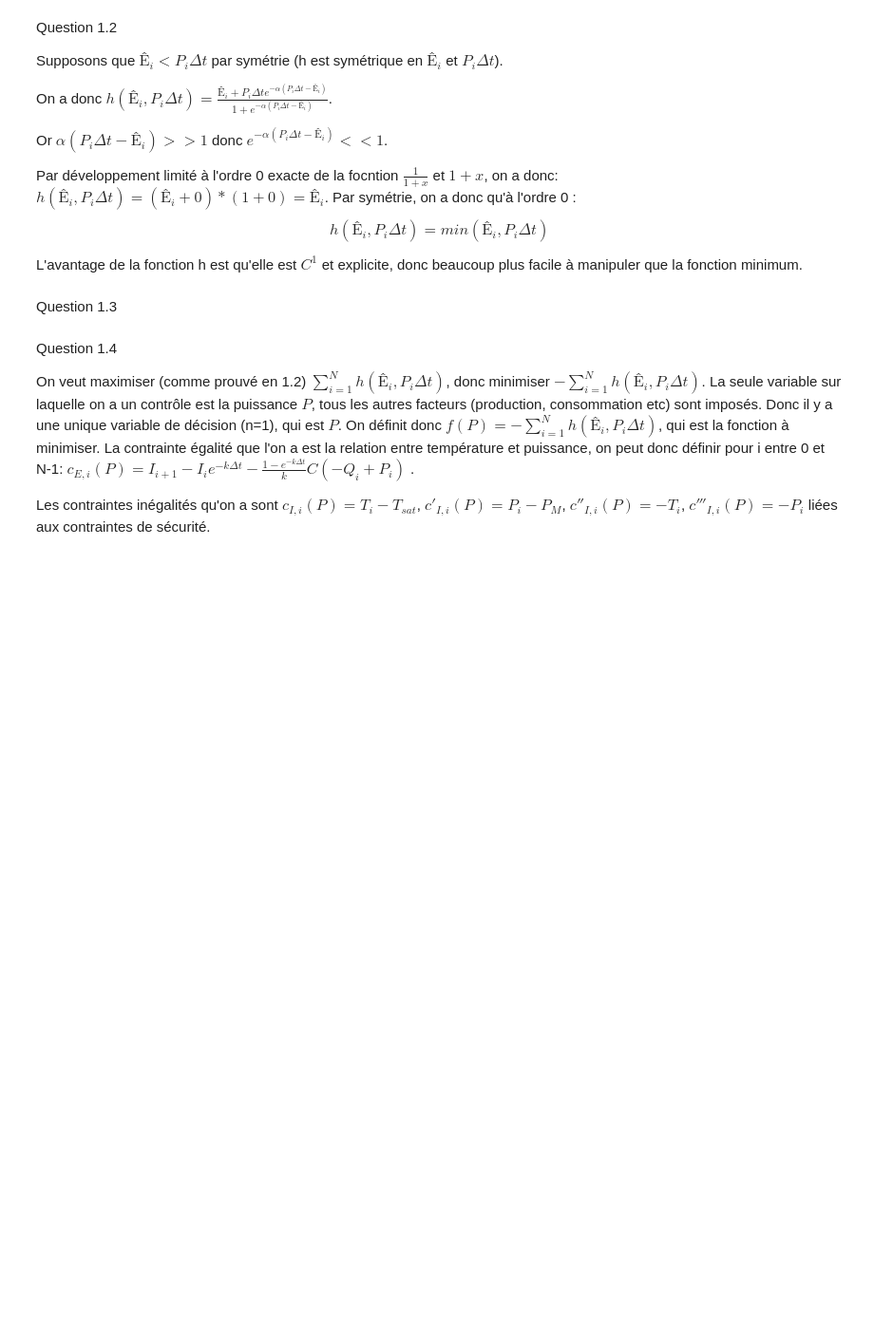
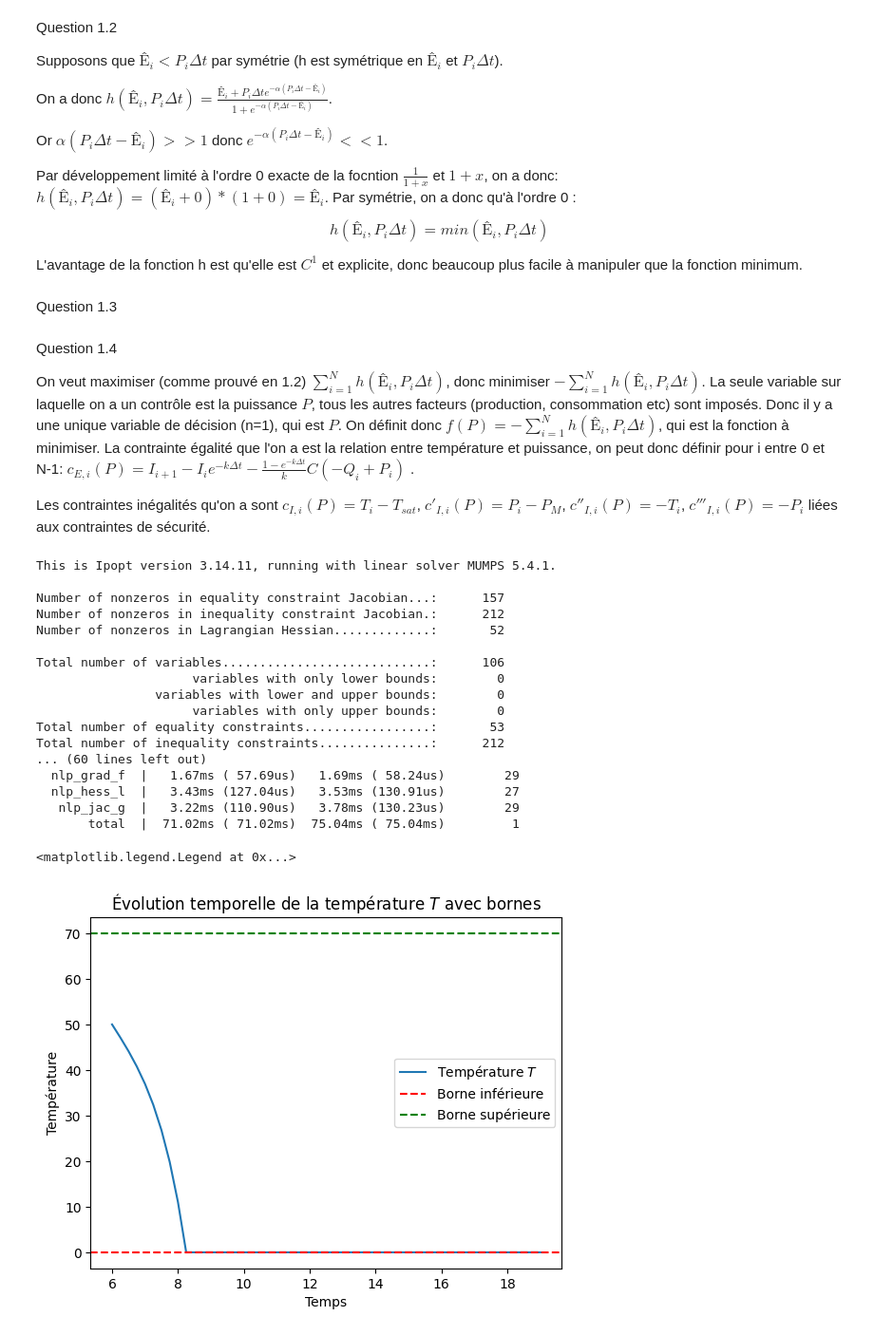
Before and after one commit to ofondeur/opti_projet, a Jupyter notebook: rendu.ipynb, the cells around one changed output. Shown: that part at 95% size. Cells and saved outputs as stored; diff of their text form; code cells hidden in the pictures; blank space fills up the shorter version.

```diff
--- a/rendu.ipynb
+++ b/rendu.ipynb
@@ -43,0 +48,79 @@ Les contraintes inégalités qu'on a sont $c_{I,i}(P) = T_i-T_{sat}$, $c'_{I,i}(
+# %%
+
+
+t0,tf=6,19
+alpha=100
+k=0.2
+Tsat,Tin=70,50
+C=100
+Pm=3000
+pas=0.25
+N=int(1+(tf-t0)/pas)
+Q=np.zeros((N,1))
+Q[24]=3
+Epv=np.array([2*np.exp(-((t-13)**2)/9) for t in np.arange(t0,tf+pas,pas)])
+T=np.zeros((N,1))
+
+def h(Ei, Pi_fois_pas):
+    return((Ei*np.exp(-alpha*Ei)+Pi_fois_pas*np.exp(-alpha*Pi_fois_pas))/(np.exp(-alpha*Ei)+np.exp(-alpha*Pi_fois_pas)))
+
+opti_cons = cs.Opti()
+P = opti_cons.variable(N)
+T = opti_cons.variable(N)
+opti_cons.subject_to(T[0] == Tin)
+f = 0
+for i in range(N-1):
+    f += -h(Epv[i],P[i]*pas)
+
+opti_cons.minimize(f)
+for i in range(N-1):
+    opti_cons.subject_to(T[i+1]==T[i]*np.exp(-k*pas)+((1-np.exp(-k*pas))/k)*C*(Q[i]-P[i]))
+
+for i in range (N):
+    opti_cons.subject_to(P[i]-Pm<=0)
+    opti_cons.subject_to(-P[i]<=0)
+    opti_cons.subject_to(T[i]-Tsat<=0)
+    opti_cons.subject_to(-T[i]<=0)
+
+#opti_cons.subject_to(T[N-1] == Tsat)
+
+opti_cons.set_initial(T,Tin)
+opti_cons.solver('ipopt')
+sol = opti_cons.solve()
+T_values = sol.value(T)
+
+# Créer un tableau de temps
+temps = np.arange(t0, tf+pas, pas)
+
+# Tracer l'évolution temporelle de T
+plt.plot(temps, T_values, label='Température $T$')
+
+# Tracer les bornes 0 et Tsat
+plt.axhline(0, color='r', linestyle='--', label='Borne inférieure')
+plt.axhline(Tsat, color='g', linestyle='--', label='Borne supérieure')
+
+# Étiquettes et légendes
+plt.xlabel('Temps (h)')
+plt.ylabel('Température (celcius)')
+plt.title('Évolution temporelle de la température $T$ avec bornes')
+plt.legend()
+# %% [output]
+This is Ipopt version 3.14.11, running with linear solver MUMPS 5.4.1.
+
+Number of nonzeros in equality constraint Jacobian...:      157
+Number of nonzeros in inequality constraint Jacobian.:      212
+Number of nonzeros in Lagrangian Hessian.............:       52
+
+Total number of variables............................:      106
+                     variables with only lower bounds:        0
+                variables with lower and upper bounds:        0
+                     variables with only upper bounds:        0
+Total number of equality constraints.................:       53
+Total number of inequality constraints...............:      212
+... (60 lines left out)
+  nlp_grad_f  |   1.67ms ( 57.69us)   1.69ms ( 58.24us)        29
+  nlp_hess_l  |   3.43ms (127.04us)   3.53ms (130.91us)        27
+   nlp_jac_g  |   3.22ms (110.90us)   3.78ms (130.23us)        29
+       total  |  71.02ms ( 71.02ms)  75.04ms ( 75.04ms)         1
+<matplotlib.legend.Legend at 0x...>
+[figure, added]
```
Also changed, not shown: parts of 1 cell of this notebook.
